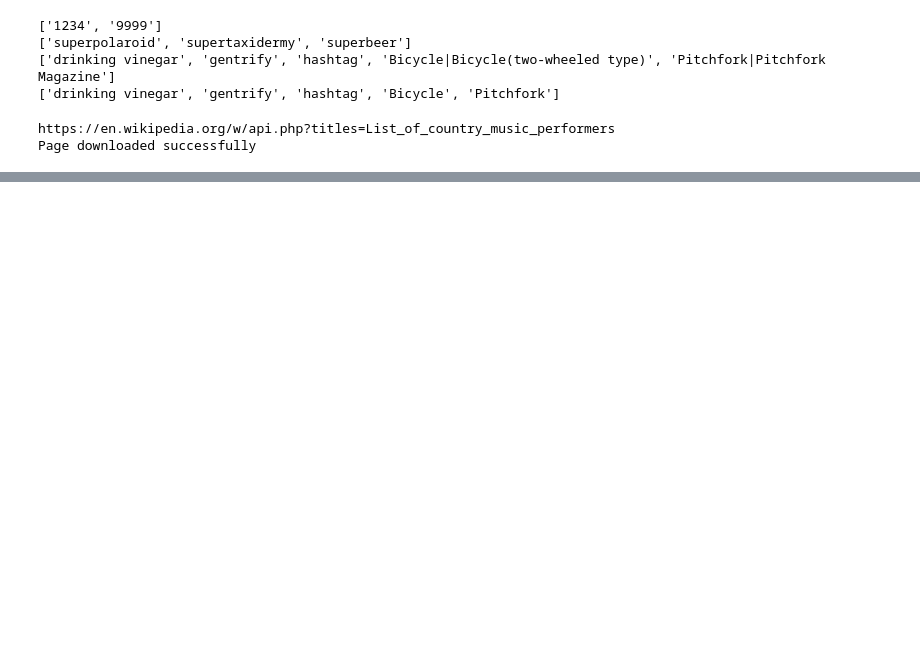
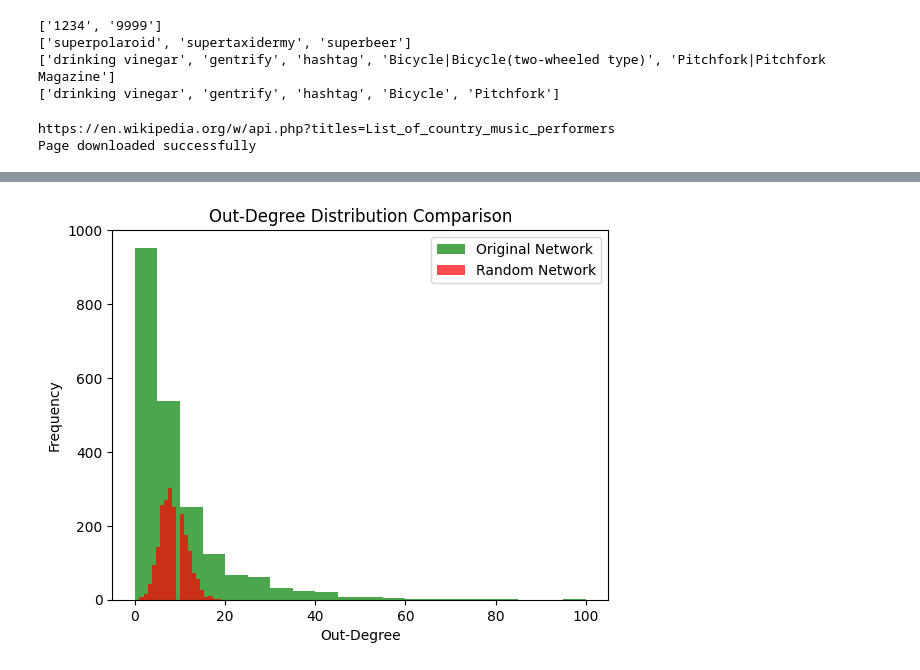
Before and after one commit to aliciags/social-graphs-dtu, a Jupyter notebook: lab4/week4.ipynb, the cells around one changed output, grey strips where cells are left out. Drawn from its saved outputs; the diff is of its cells as text; code cells hidden in the pictures; blank space fills up the shorter version.

```diff
--- a/lab4/week4.ipynb
+++ b/lab4/week4.ipynb
@@ -137,0 +247,23 @@ File renamed: Billy_Crash_Craddock.txt
+# %%
+def compare_out_degree_to_random(G):
+    N = G.number_of_nodes()
+    E = G.number_of_edges()
+
+    # Generate random network with the same number of nodes and edges
+    random_graph = nx.gnm_random_graph(N, E, directed=True)
+    random_out_degrees = [random_graph.out_degree(n) for n in random_graph.nodes()]
+
+    original_out_degrees = [G.out_degree(n) for n in G.nodes()]
+
+    plt.hist(original_out_degrees, bins=20, alpha=0.7, color='green', label="Original Network")
+    plt.hist(random_out_degrees, bins=20, alpha=0.7, color='red', label="Random Network")
+    plt.title("Out-Degree Distribution Comparison")
+    plt.xlabel("Out-Degree")
+    plt.ylabel("Frequency")
+    plt.legend()
+    plt.show()
+
+# Call the function
+compare_out_degree_to_random(G)
+# %% [output]
+[figure, added]
```
Also changed, not shown: parts of 12 cells of this notebook.
